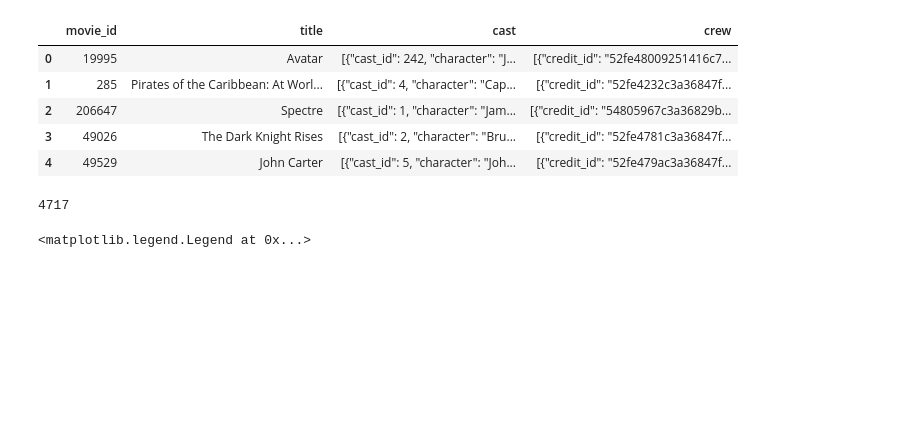
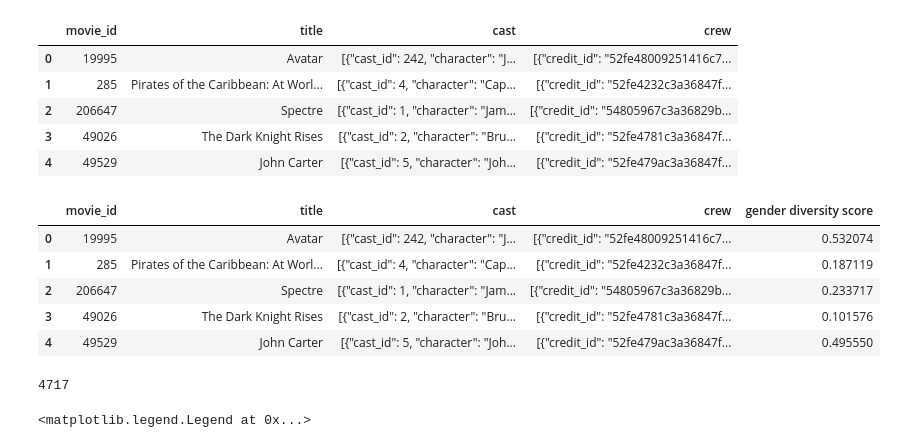
Before and after one commit to tmaxdillon/movie-gender-sentiment-analysis, a Jupyter notebook: get_diversity_score.ipynb, the cells around one changed output. Drawn from its saved outputs; the diff is of its cells as text; code cells hidden in the pictures; blank space fills up the shorter version.

```diff
--- a/get_diversity_score.ipynb
+++ b/get_diversity_score.ipynb
@@ -17,39 +17,54 @@ df.head() #view data
 | 4 | 49529 | John Carter | [{"cast_id": 5, "character": "Joh... | [{"credit_id": "52fe479ac3a36847f... |
 # %%
 score = np.zeros(len(df.index)) #initalize scores
+castsize = np.zeros(len(df.index), dtype=int) #initialize case sizes
 g =[0]*len(df.index) #initialize gender list for all movies
+wanttoweight = True #do you want to weight lead roles?
 for m in df.index: #loop over all movies
     m_all = True #debug boolean
     #extract movie
     cast = json.loads(df['cast'][m]) #extract cast from dataset
-    n = len(cast) #number of cast members
-    gendernos = np.zeros(n)
-    if n == 0 or n == []: #no cast listed
+    castsize[m] = len(cast) #number of cast members
+    gendernos = np.zeros(castsize[m])
+    if castsize[m] == 0 or castsize[m] == []: #no cast listed
         score[m] = np.nan #nan for no cast
         m_all = False #debug boolean
     else:
-        #asymmetrical sigmoidal curve fit from https://mycurvefit.com/
-        weights = [ 0.00557557 + (1.002644 - 0.00557557)/(1 + (x/1.794024)**8.661941)**0.5556762
+        if wanttoweight:
+            #asymmetrical sigmoidal curve fit from https://mycurvefit.com/
+            weights = [ 0.00557557 + (1.002644 - 0.00557557)/(1 + (x/1.794024)**8.661941)**0.5556762
                for x in np.linspace(1,10,20)] #weight lead roles more (up to 20 roles)
-        if n > 20: #more than 20 memebrs in cast
+        else:
+            weights = np.ones(20)
+        if castsize[m] > 20: #more than 20 memebrs in cast
             ind = range(0,20)
         else: #less than 20 members in cast
-            ind = range(0,n)
+            ind = range(0,castsize[m])
         for c in ind: #loop over all cast members
             gendernos[c] = cast[c]['gender']
             if cast[c]['gender'] == 1: #female
                 score[m] = score[m] + weights[c] #female cast members boost score
                 m_all = False #debug boolean
             elif cast[c]['gender'] != 2: #not female nor male gender number
                 weights[c] = 0; #discount entry
         score[m] = score[m]/sum(weights[:c+1]) #take the weighted average of the score
         g[m] = gendernos #store gender numbers into gender list
         if score[m] == np.inf:
             score[m] = np.nan
             m_all = False #debug boolean
     #DEBUGGING ONLY
     #if m_all:
          #score[m] = -1
+#put scores into dataframe
+df['gender diversity score'] = score
+df.head()
+# %% [output]
+|  | movie_id | title | cast | crew | gender diversity score |
+| 0 | 19995 | Avatar | [{"cast_id": 242, "character": "J... | [{"credit_id": "52fe48009251416c7... | 0.532074 |
+| 1 | 285 | Pirates of the Caribbean: At Worl... | [{"cast_id": 4, "character": "Cap... | [{"credit_id": "52fe4232c3a36847f... | 0.187119 |
+| 2 | 206647 | Spectre | [{"cast_id": 1, "character": "Jam... | [{"credit_id": "54805967c3a36829b... | 0.233717 |
+| 3 | 49026 | The Dark Knight Rises | [{"cast_id": 2, "character": "Bru... | [{"credit_id": "52fe4781c3a36847f... | 0.101576 |
+| 4 | 49529 | John Carter | [{"cast_id": 5, "character": "Joh... | [{"credit_id": "52fe479ac3a36847f... | 0.495550 |
 # %%
 #extract nan values to find real score
 score_real = score[np.argwhere(~np.isnan(score))]
```
Also changed, not shown: parts of 7 cells of this notebook, 1 other file.
